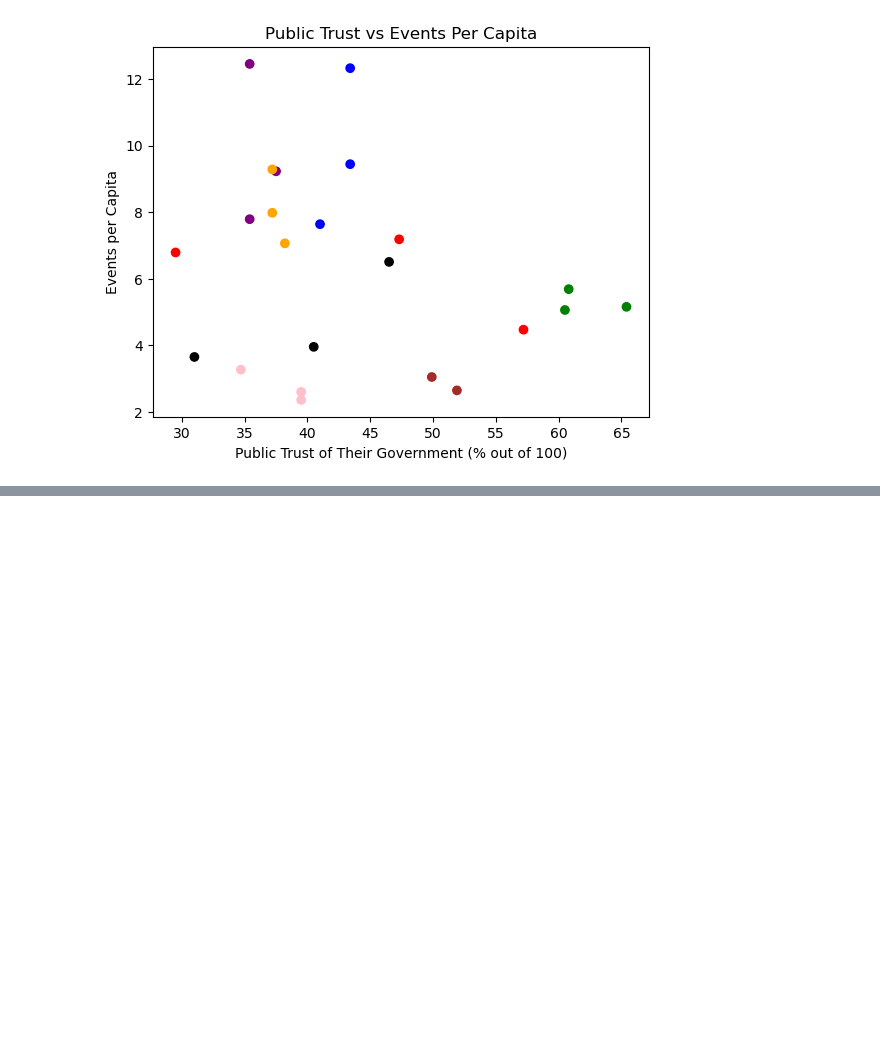
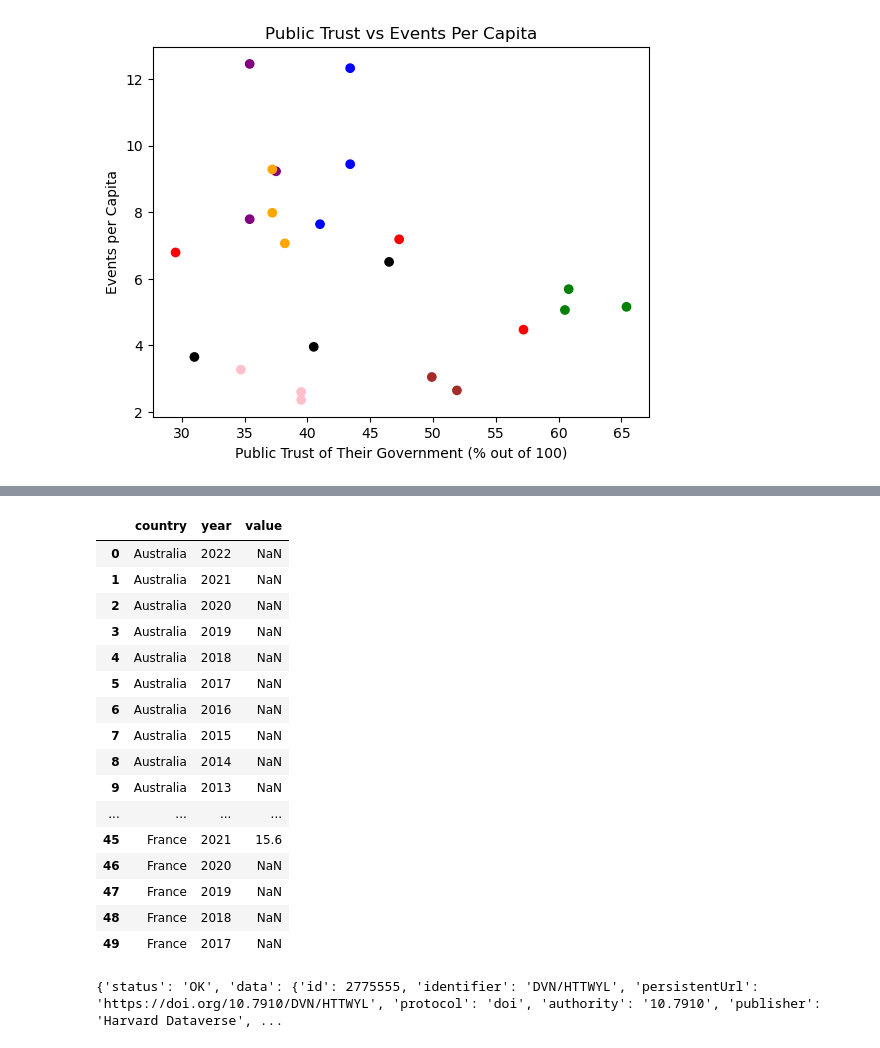
Before and after one commit to melodyyu754/belgium-doc-tracker, a Jupyter notebook: EDA/combining_tables.ipynb, the cells around one changed output, grey strips where cells are left out. Saved outputs shown, nothing was run; the diff lists cells and outputs as text; code cells hidden in the pictures; blank space fills up the shorter version.

```diff
--- a/EDA/combining_tables.ipynb
+++ b/EDA/combining_tables.ipynb
@@ -50,0 +143,35 @@ plt.show()
+# %%
+poverty_df = get_world_bank_data('SI.POV.NAHC')
+poverty_df
+# %% [output]
+|  | country | year | value |
+| 0 | Australia | 2022 | NaN |
+| 1 | Australia | 2021 | NaN |
+| 2 | Australia | 2020 | NaN |
+| 3 | Australia | 2019 | NaN |
+| 4 | Australia | 2018 | NaN |
+| 5 | Australia | 2017 | NaN |
+| 6 | Australia | 2016 | NaN |
+| 7 | Australia | 2015 | NaN |
+| 8 | Australia | 2014 | NaN |
+| 9 | Australia | 2013 | NaN |
+| ... | ... | ... | ... |
+| 45 | France | 2021 | 15.6 |
+| 46 | France | 2020 | NaN |
+| 47 | France | 2019 | NaN |
+| 48 | France | 2018 | NaN |
+| 49 | France | 2017 | NaN |
+# %%
+api_key = '4c3b9487-d25c-4fef-af63-1d6593eadc4a'
+dataset_doi = 'doi:10.7910/DVN/HTTWYL'
+metadata_url = f'https://dataverse.harvard.edu/api/datasets/:persistentId'
+params = {
+    'persistentId': dataset_doi
+}
+headers = {
+    'X-Dataverse-key': api_key
+}
+response = requests.get(metadata_url, headers=headers, params=params)
+print(response.json())
+# %% [output]
+{'status': 'OK', 'data': {'id': 2775555, 'identifier': 'DVN/HTTWYL', 'persistentUrl': 'https://doi.org/10.7910/DVN/HTTWYL', 'protocol': 'doi', 'authority': '10.7910', 'publisher': 'Harvard Dataverse', ...
```
Also changed, not shown: parts of 4 cells of this notebook.
